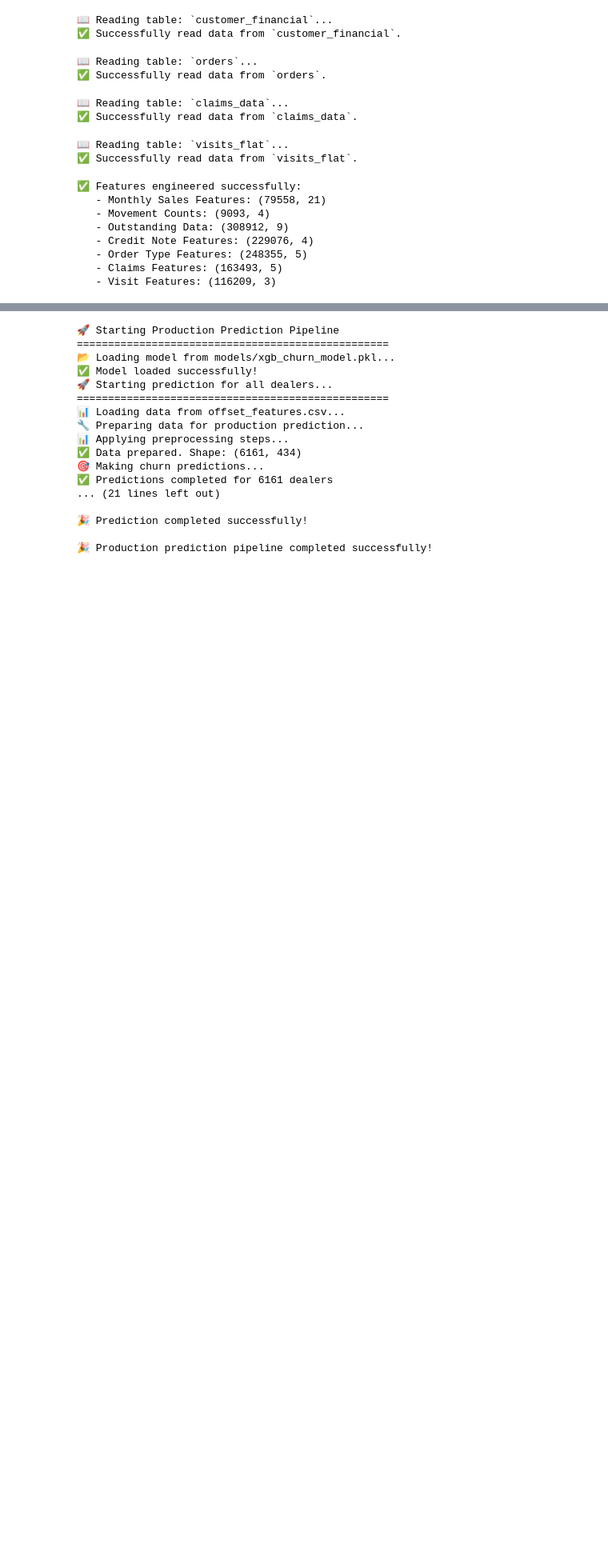
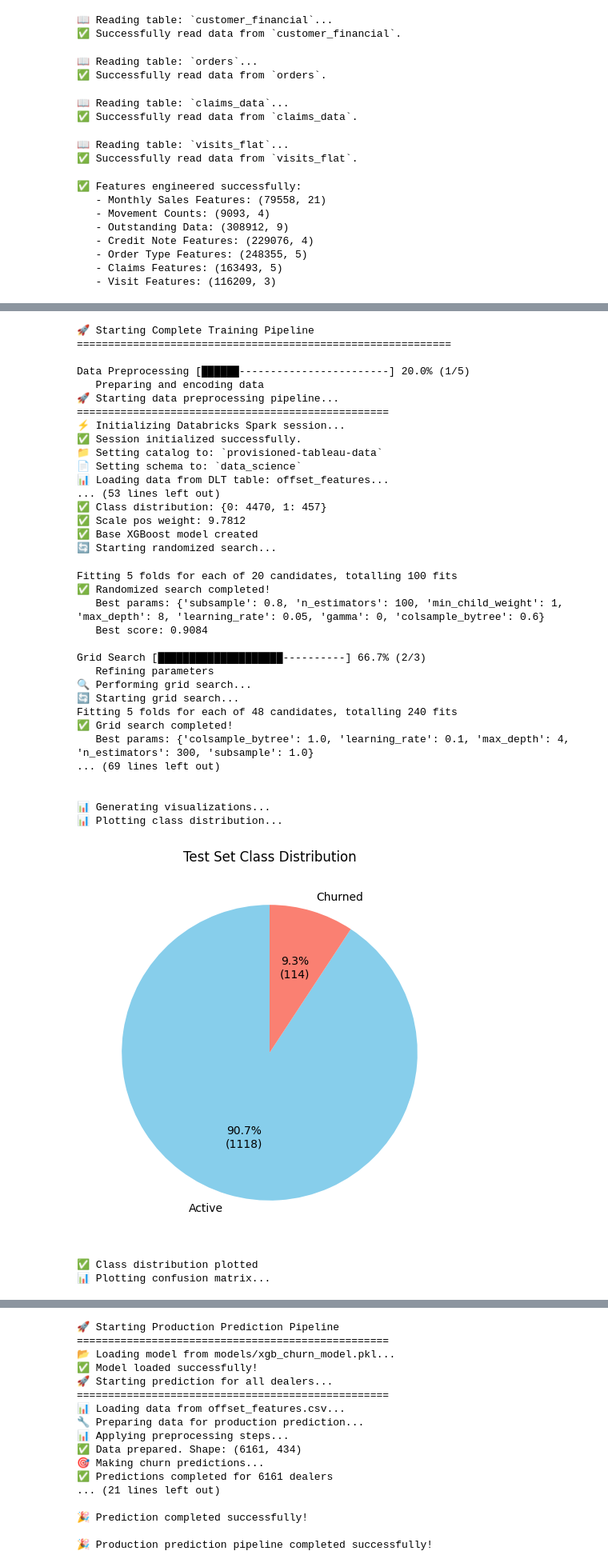
Before and after one commit to lakshita-kain/dealer-churn, a Jupyter notebook: execute.ipynb, the cells around one changed output, grey strips where cells are left out. Shown at 80% size. Saved outputs shown, nothing was run; the diff lists cells and outputs as text; code cells hidden in the pictures; blank space fills up the shorter version.

```diff
--- a/execute.ipynb
+++ b/execute.ipynb
@@ -205,5 +193,3 @@ from src.model_pipeline import ModelPipeline
 
 
 model_pipeline = ModelPipeline()
-# %%
-model_pipeline.run_complete_training_pipeline()
@@ -262,0 +196,40 @@ Model Explanation [████████████████████
+# %%
+results = model_pipeline.run_complete_training_pipeline(data_path="offset_features")
+# %% [output]
+🚀 Starting Complete Training Pipeline
+============================================================
+
+Data Preprocessing [██████------------------------] 20.0% (1/5)
+   Preparing and encoding data
+🚀 Starting data preprocessing pipeline...
+==================================================
+⚡ Initializing Databricks Spark session...
+✅ Session initialized successfully.
+📁 Setting catalog to: `provisioned-tableau-data`
+📄 Setting schema to: `data_science`
+📊 Loading data from DLT table: offset_features...
+... (53 lines left out)
+✅ Class distribution: {0: 4470, 1: 457}
+✅ Scale pos weight: 9.7812
+✅ Base XGBoost model created
+🔄 Starting randomized search...
+Fitting 5 folds for each of 20 candidates, totalling 100 fits
+✅ Randomized search completed!
+   Best params: {'subsample': 0.8, 'n_estimators': 100, 'min_child_weight': 1, 'max_depth': 8, 'learning_rate': 0.05, 'gamma': 0, 'colsample_bytree': 0.6}
+   Best score: 0.9084
+
+Grid Search [████████████████████----------] 66.7% (2/3)
+   Refining parameters
+🔍 Performing grid search...
+🔄 Starting grid search...
+Fitting 5 folds for each of 48 candidates, totalling 240 fits
+✅ Grid search completed!
+   Best params: {'colsample_bytree': 1.0, 'learning_rate': 0.1, 'max_depth': 4, 'n_estimators': 300, 'subsample': 1.0}
+... (69 lines left out)
+
+
+📊 Generating visualizations...
+📊 Plotting class distribution...
+[figure, added]
+✅ Class distribution plotted
+📊 Plotting confusion matrix...
```
Also changed, not shown: parts of 3 cells of this notebook, 4 other files.
